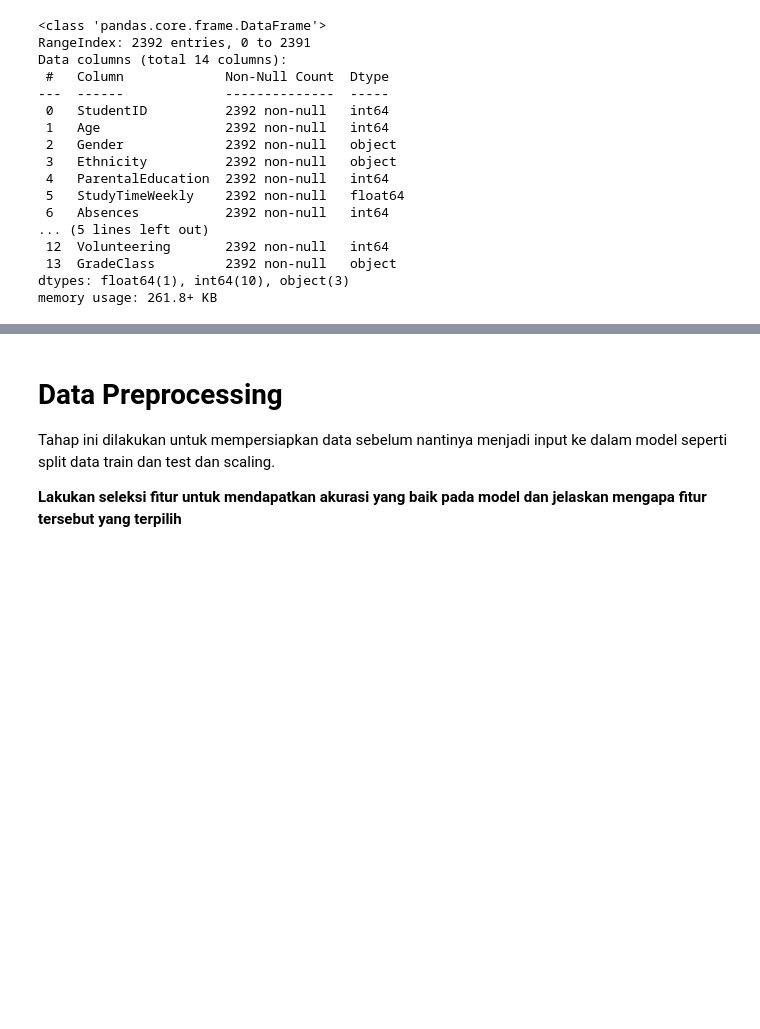
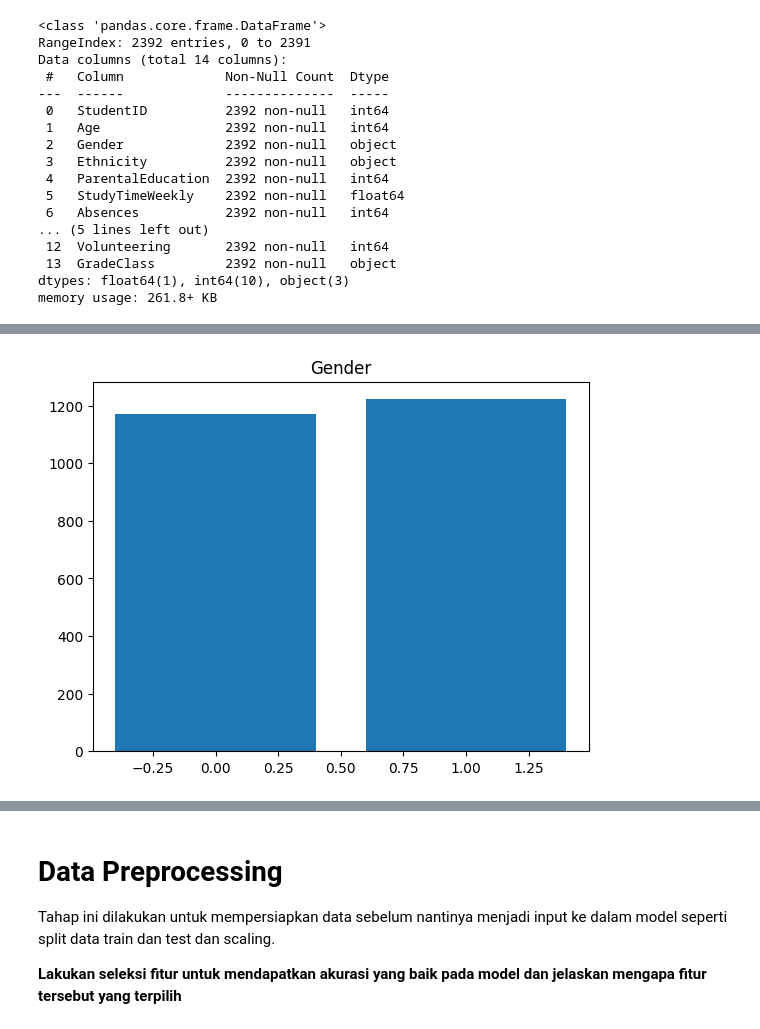
Before and after one commit to sultanjulyan/IF5140-Praktikum-1-Klasifikasi, a Jupyter notebook: IF5140_Praktikum_1_Klasifikasi_.ipynb, the cells around one changed output, grey strips where cells are left out. Cells and saved outputs as stored; diff of their text form; code cells hidden in the pictures; blank space fills up the shorter version.

```diff
--- a/IF5140_Praktikum_1_Klasifikasi_.ipynb
+++ b/IF5140_Praktikum_1_Klasifikasi_.ipynb
@@ -169,0 +208,6 @@ plt.show()
+# %%
+plt.title("Gender")
+plt.bar(eda_df["Gender"].value_counts().index, eda_df["Gender"].value_counts())
+plt.show()
+# %% [output]
+[figure, added]
```
Also changed, not shown: parts of 16 cells of this notebook.
